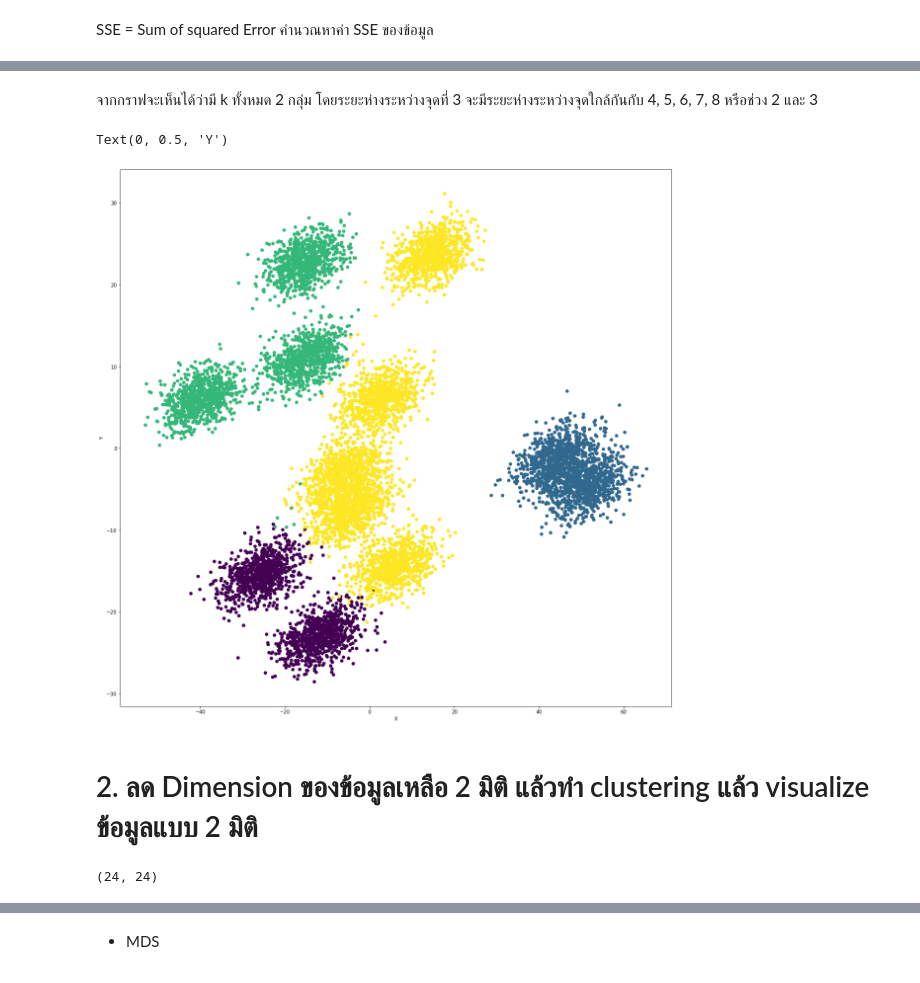
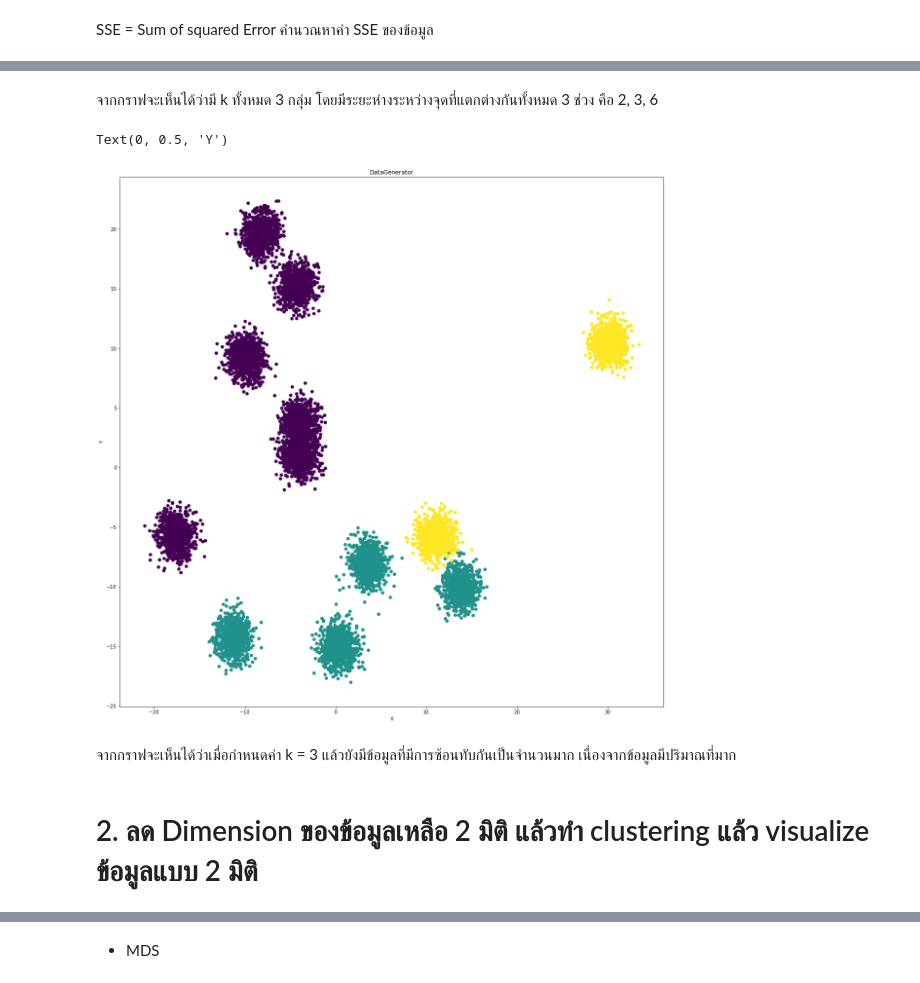
Before and after one commit to PhinyadaPhen/Multivariate, a Jupyter notebook: Multivariate_Exam.ipynb, the cells around one changed output, grey strips where cells are left out. Cells and saved outputs as stored; diff of their text form; code cells hidden in the pictures.

```diff
--- a/Multivariate_Exam.ipynb
+++ b/Multivariate_Exam.ipynb
@@ -140,9 +198,9 @@ import matplotlib
 # %%
 matplotlib.rcParams['figure.figsize']=[20,20] # ขยายตารางให้ดูการกระจายข้อมูลในกราฟได้ชัดขึ้น เนื่องจากมีการกระจายข้อมูลซ้อนทับกันมาก
 # %%
-kmeans = KMeans(n_clusters=3)
-kmeans.fit(Data)
-a = kmeans.predict(Data)
+kmeans = KMeans(random_state=2021) # ไม่ได้กำหนดค่า k
+kmeans.fit(DataD)
+a = kmeans.predict(DataD)
 plt.scatter(new_pca[:,0],new_pca[:,1], c=a)
 # %% [output]
 <matplotlib.collections.PathCollection at 0x...>
@@ -173,5 +220,5 @@ kmeans.inertia_ # ความเฉื่อย
 SSE = list()
 for k in [1,2,3,4,5,6,7,8]:
   kmeans = KMeans(n_clusters=k)
-  kmeans.fit(Data)
+  kmeans.fit(DataD)
   SSE.append(kmeans.inertia_)
@@ -199,0 +248,8 @@ Text(0, 0.5, 'SSE')
+# %%
+kmeans = KMeans(n_clusters=2,random_state=2021) # กำหนด k = 2
+kmeans.fit(DataD)
+a = kmeans.predict(DataD)
+plt.scatter(new_pca[:,0],new_pca[:,1], c=a)
+plt.title('DataGenerator')
+plt.xlabel('X')
+plt.ylabel('Y')
@@ -209,7 +268,7 @@ from sklearn import metrics # เรียกใช้ฟังก์ชั่
 SilH = list()
 for k in [2,3,4,5,6,7,8]:
   kmeans = KMeans(n_clusters=k)
-  kmeans.fit(Data)
+  kmeans.fit(DataD)
   score = metrics.silhouette_score(Data,kmeans.labels_)
   SilH.append(score)
 # %%
@@ -223,17 +282,17 @@ Text(0, 0.5, 'SilH')
 # %% [markdown]
-จากกราฟจะเห็นได้ว่ามี k ทั้งหมด 2 กลุ่ม โดยระยะห่างระหว่างจุดที่ 3 จะมีระยะห่างระหว่างจุดใกล้กันกับ 4, 5, 6, 7, 8
-หรือช่วง 2 และ 3
+จากกราฟจะเห็นได้ว่ามี k ทั้งหมด 3 กลุ่ม โดยมีระยะห่างระหว่างจุดที่แตกต่างกันทั้งหมด 3 ช่วง คือ 2, 3, 6
 # %%
-# นำข้อมูลมาจัดกลุ่มใหม่ set k = 4
-matplotlib.rcParams['figure.figsize']=[20,20]
-kmeans = KMeans(n_clusters=4)
-kmeans.fit(Data)
-a = kmeans.predict(Data)
+kmeans = KMeans(n_clusters=3,random_state=2021) # กำหนด k = 3
+kmeans.fit(DataD)
+a = kmeans.predict(DataD)
 plt.scatter(new_pca[:,0],new_pca[:,1], c=a)
+plt.title('DataGenerator')
 plt.xlabel('X')
 plt.ylabel('Y')
 # %% [output]
 Text(0, 0.5, 'Y')
-[figure, old version]
+[figure, new version]
+# %% [markdown]
+จากกราฟจะเห็นได้ว่าเมื่อกำหนดค่า k = 3 แล้วยังมีข้อมูลที่มีการซ้อนทับกันเป็นจำนวนมาก เนื่องจากข้อมูลมีปริมาณที่มาก
 # %% [markdown]
 # 2. ลด Dimension ของข้อมูลเหลือ 2 มิติ แล้วทำ clustering แล้ว visualize ข้อมูลแบบ 2 มิติ
@@ -242,4 +298,0 @@ corr = np.corrcoef(Data.to_numpy().T)
-# %%
-corr.shape
-# %% [output]
-(24, 24)
```
Also changed, not shown: parts of 43 cells of this notebook.
